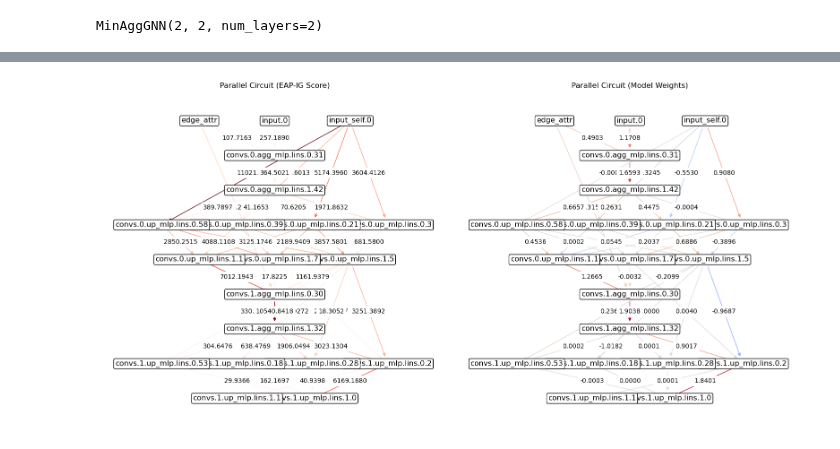
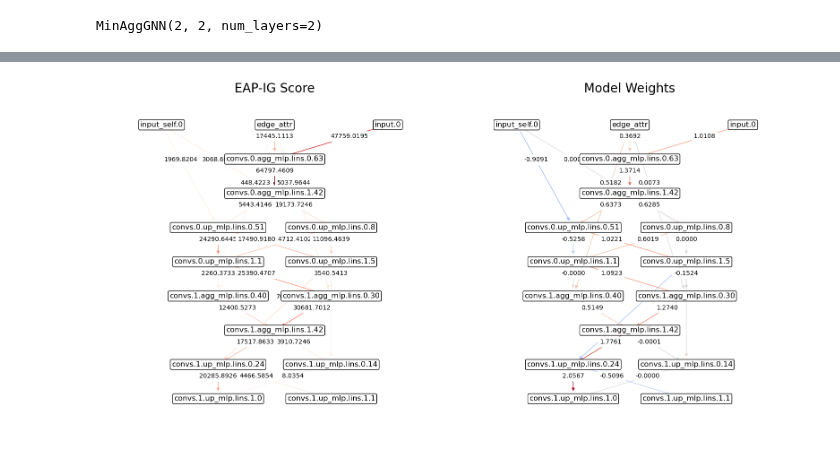
Before and after one commit to pnnl/MINAR, a Jupyter notebook: circuits_parallel.ipynb, the cells around one changed output, grey strips where cells are left out. Saved outputs shown, nothing was run; the diff lists cells and outputs as text; code cells hidden in the pictures.

```diff
--- a/circuits_parallel.ipynb
+++ b/circuits_parallel.ipynb
@@ -14,8 +14,8 @@ eta = 0.0003
 epochs = 20000
 
 model = MinAggGNN(2, 8, L, 2, edge_dim = 1)
-state_dict = torch.load('model_progress/simultaneous/model_final.pt')
-checkpoints = torch.load('model_progress/simultaneous/model_checkpoints.pt')
+state_dict = torch.load('model_progress/parallel/model_final.pt')
+checkpoints = torch.load('model_progress/parallel/model_checkpoints.pt')
 model.load_state_dict(state_dict)
 model.eval()
 model.to(device)
@@ -95,7 +61,7 @@ G.calculate_scores(test_data, corrupted_data, criterion, which = 'EAP-IG', steps
 # which = 'weight'
 # which = 'EAP'
 which = 'EAP-IG'
-K = 25
+K = 12
 C = Circuit(model, G, K=K, key=which)
 
 print(C.number_of_edges())
@@ -121,33 +87,36 @@ nx.draw(C, pos = c_pos, ax=ax[0],
         bbox=dict(facecolor="white", edgecolor="black", boxstyle="round,pad=0.2"),
         edge_color=circuit_edge_scores,
         edge_cmap=plt.cm.Reds,
 )
 edge_labels = dict([((u,v,), f"{d[which]:.4f}") for u,v,d in C.edges(data=True)])
 nx.draw_networkx_edge_labels(C, pos = c_pos, ax=ax[0],
                              edge_labels=edge_labels,
+                             label_pos=0.66,
                              rotate=False)
-ax[0].set_title(f'Parallel Circuit ({which} Score)')
+ax[0].set_title(f'{which} Score', size=20)
 
 _, circuit_edge_weights = zip(*nx.get_edge_attributes(C,'weight').items())
 abs_vmax = abs(max(circuit_edge_weights, key=abs))
 nx.draw(C, pos = c_pos, ax=ax[1],
         with_labels=True,
         node_shape="s",
         node_color="none",
         bbox=dict(facecolor="white", edgecolor="black", boxstyle="round,pad=0.2"),
         edge_color=circuit_edge_weights,
         edge_cmap=plt.cm.coolwarm,
         edge_vmax = abs_vmax,
         edge_vmin = -abs_vmax
 )
 weight_labels = dict([((u,v,), f"{d['weight']:.4f}") for u,v,d in C.edges(data=True)])
 nx.draw_networkx_edge_labels(C, pos = c_pos, ax=ax[1],
                              edge_labels=weight_labels,
+                             label_pos=0.66,
                              rotate=False)
-ax[1].set_title('Parallel Circuit (Model Weights)')
+ax[1].set_title('Model Weights', size=20)
 
 ax[0].margins(x=.2)
 ax[1].margins(x=.2)
 plt.tight_layout()
+plt.savefig('images/parallel_circuit.pdf', bbox_inches='tight')
 # %% [output]
-[figure, old version]
+[figure, new version]
```
Also changed, not shown: parts of 11 cells of this notebook, 14 other files.
